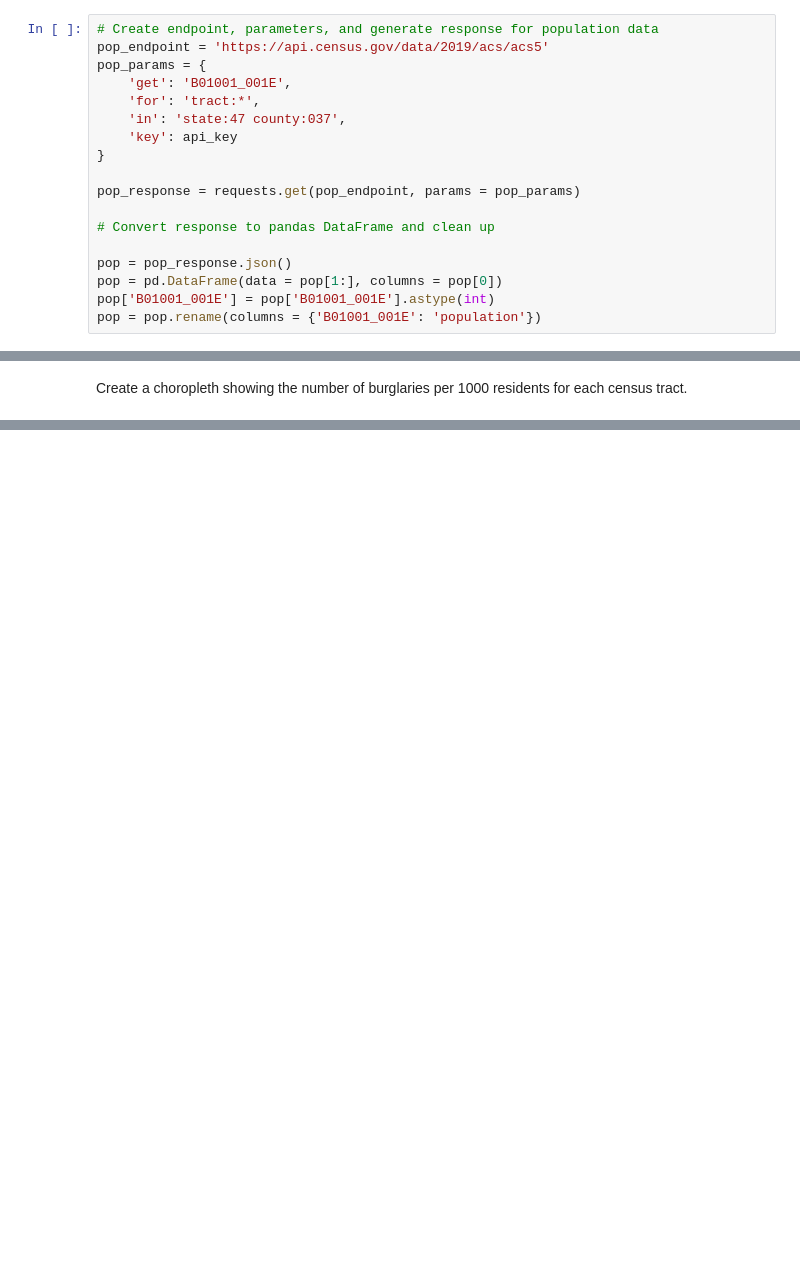
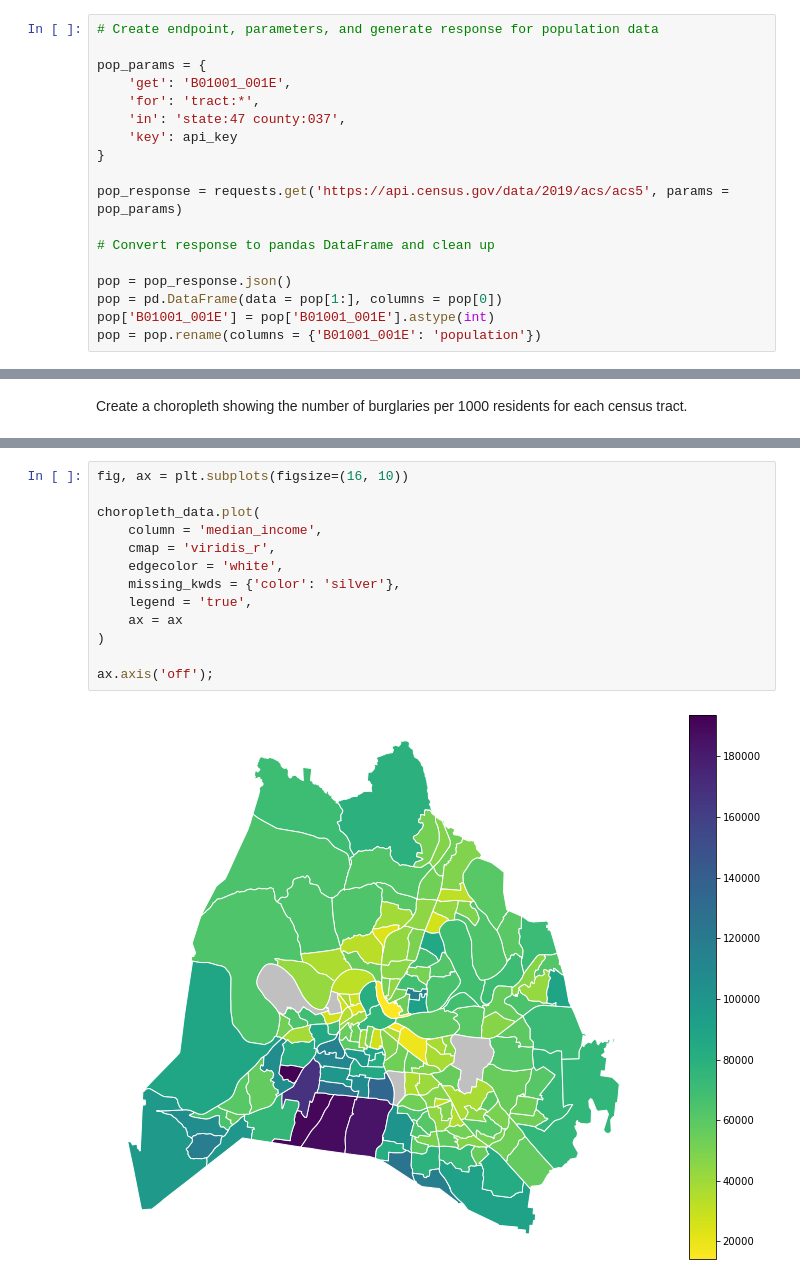
Before and after one commit to nss-data-science-cohort-5/geospatial_api-purple-pumas, a Jupyter notebook: Aggravated Burglaries - Davidson Co.ipynb, the cells around one changed output, grey strips where cells are left out. Cells and saved outputs as stored; diff of their text form; blank space fills up the shorter version.

```diff
--- a/Aggravated Burglaries - Davidson Co.ipynb
+++ b/Aggravated Burglaries - Davidson Co.ipynb
@@ -62,7 +70,7 @@ with open ('data/census.json') as fi:
 api_key = credentials['api_key']
 # %%
 # Create endpoint, parameters, and generate response for population data
-pop_endpoint = 'https://api.census.gov/data/2019/acs/acs5'
+
 pop_params = {
     'get': 'B01001_001E',
     'for': 'tract:*',
@@ -70,7 +78,7 @@ pop_params = {
     'key': api_key
 }
 
-pop_response = requests.get(pop_endpoint, params = pop_params)
+pop_response = requests.get('https://api.census.gov/data/2019/acs/acs5', params = pop_params)
 
 # Convert response to pandas DataFrame and clean up
 
@@ -148,0 +145,15 @@ d. How do your models compare? Hint: the fit models have an AIC attribute.
+# %%
+fig, ax = plt.subplots(figsize=(16, 10))
+
+choropleth_data.plot(
+    column = 'median_income',
+    cmap = 'viridis_r',
+    edgecolor = 'white',
+    missing_kwds = {'color': 'silver'},
+    legend = 'true',
+    ax = ax
+)
+
+ax.axis('off');
+# %% [output]
+[figure, added]
```
Also changed, not shown: parts of 23 cells of this notebook, 11 other files.
